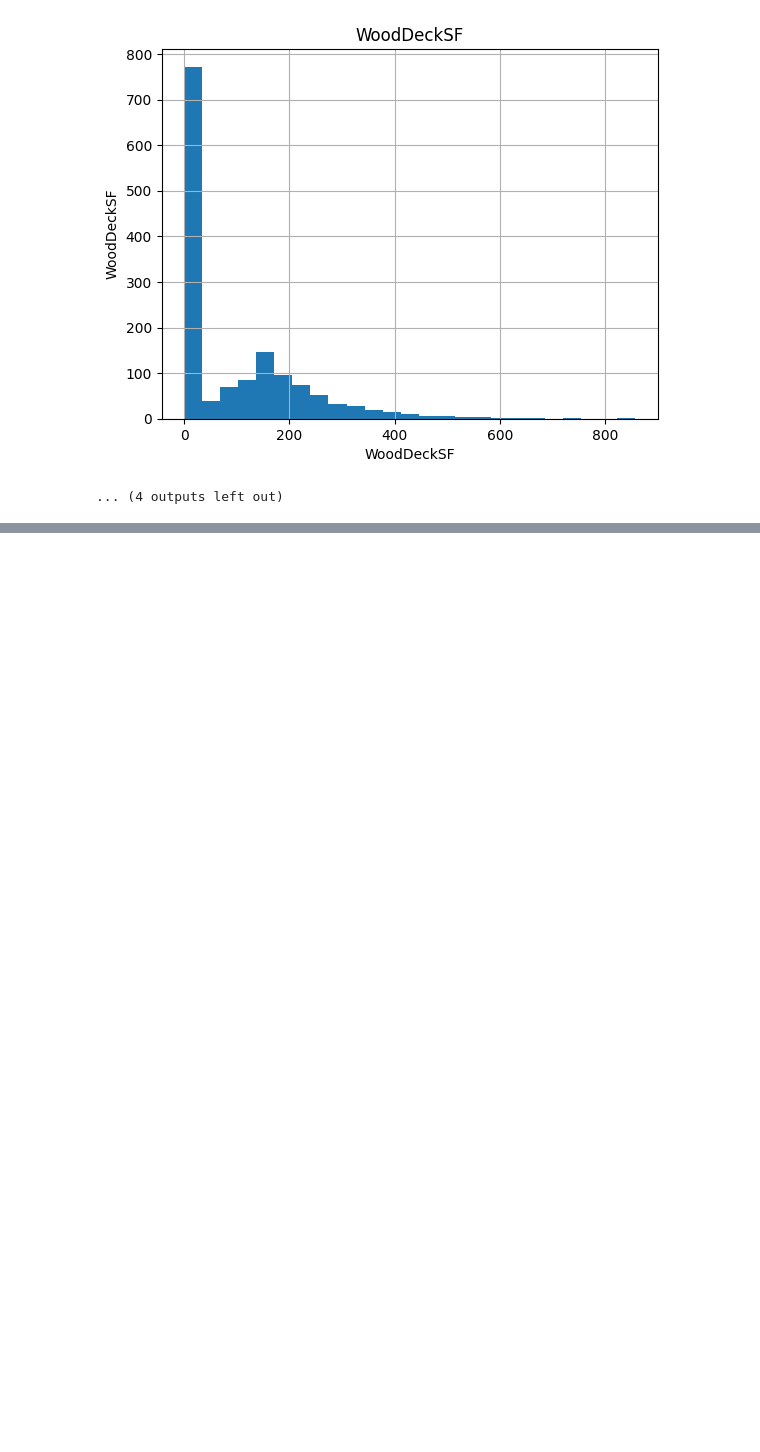
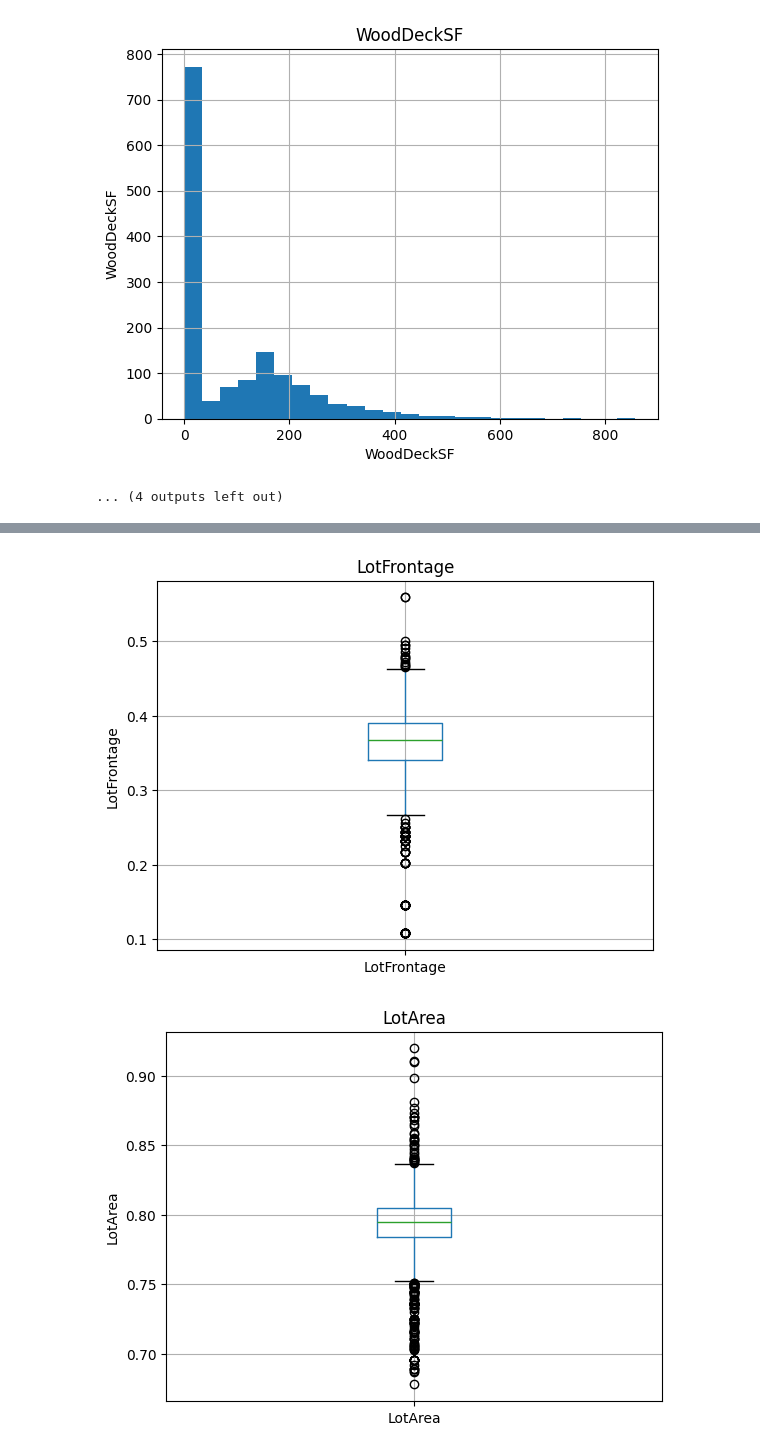
Before and after one commit to BALAJI08953/NASA-DATASET-EDA-MULTI_MODELS, a Jupyter notebook: project_datascience.ipynb, the cells around one changed output, grey strips where cells are left out. Cells and saved outputs as stored; diff of their text form; code cells hidden in the pictures; blank space fills up the shorter version.

```diff
--- a/project_datascience.ipynb
+++ b/project_datascience.ipynb
@@ -319,0 +343,15 @@ for feature in continous_features:
+# %%
+#how to check the outliers in the code
+for feature in continous_features:
+    if 0 in meta[feature].unique():
+        pass
+    else:
+        meta[feature]=np.log(meta[feature])
+        meta.boxplot(column=feature)
+
+        plt.ylabel(feature)
+        plt.title(feature)
+        plt.show()
+# %% [output]
+[figure, added]
+[figure, added]
```
Also changed, not shown: parts of 10 cells of this notebook.
